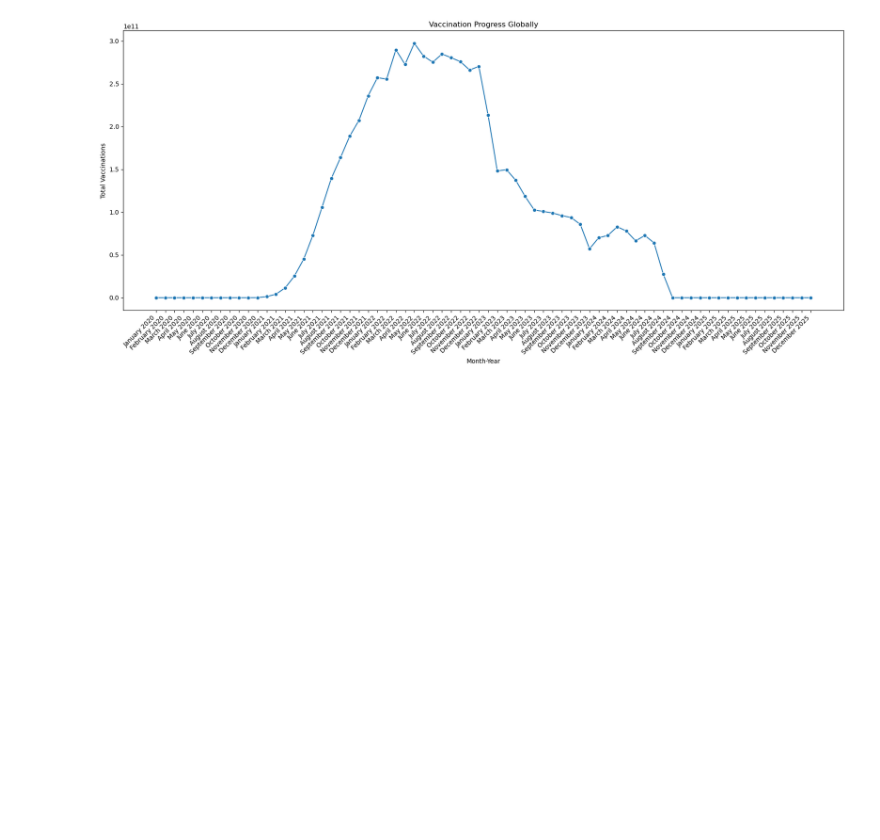
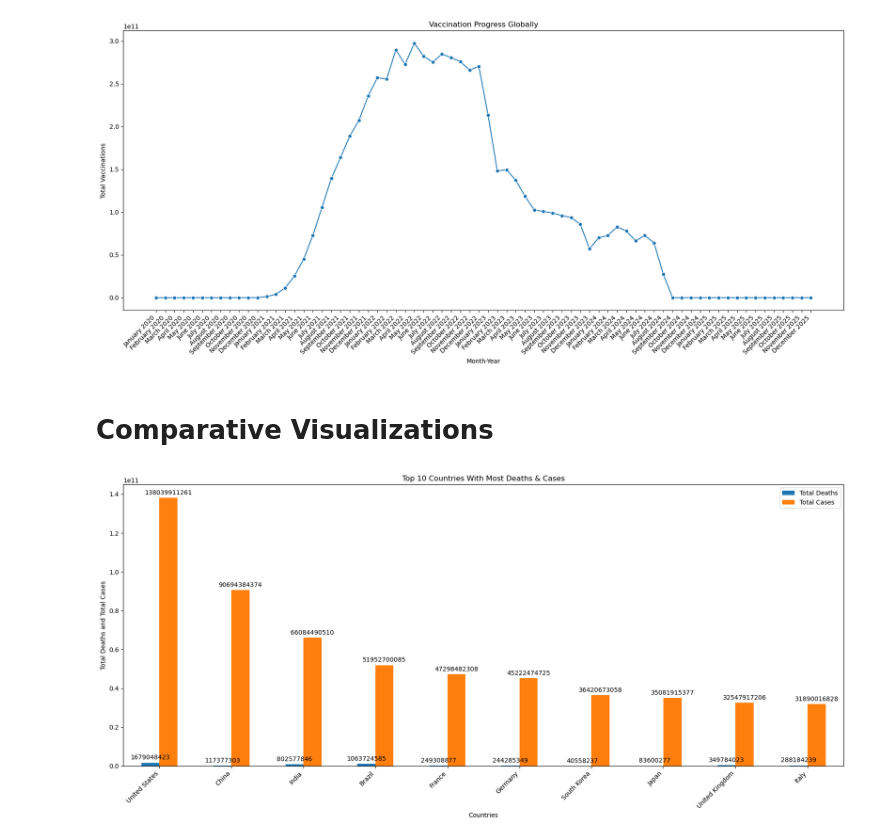
Before and after one commit to HammadAli132/COVID-19-Data-Analysis, a Jupyter notebook: covid-19-data-analysis.ipynb, the cells around one changed output. Drawn from its saved outputs; the diff is of its cells as text; code cells hidden in the pictures; blank space fills up the shorter version.

Commit message:
Top 10 countries by deaths and cases done

```diff
--- a/covid-19-data-analysis.ipynb
+++ b/covid-19-data-analysis.ipynb
@@ -161,3 +161,29 @@ plt.savefig("./output/global_vaccination_trend.png", dpi=300)
 plt.show()
 # %% [output]
 [figure]
+# %% [markdown]
+# Comparative Visualizations
+# %%
+# Bar plot for top 10 countries by total deaths and cases
+df_top_countries = df_countries[["total_deaths", "total_cases"]].sum().reset_index()
+df_top_countries.rename(columns={"total_deaths": "Total Deaths", "total_cases": "Total Cases"}, inplace=True)
+df_top_countries["total_counts"] = df_top_countries["Total Cases"] + df_top_countries["Total Deaths"]
+df_top_countries.sort_values(by=["total_counts"], ascending=False, inplace=True)
+top10 = df_top_countries.iloc[0:10]
+
+# Plot
+ax = top10.plot(kind="bar", x="country", y=["Total Deaths", "Total Cases"], figsize=(17, 8))
+plt.xlabel("Countries")
+plt.ylabel("Total Deaths and Total Cases")
+plt.title("Top 10 Countries With Most Deaths & Cases")
+
+# Add value labels on top of bars
+for container in ax.containers:
+    ax.bar_label(container, fmt="%.0f", label_type='edge', padding=3)
+
+plt.xticks(rotation=45, ha='right')
+plt.tight_layout()
+plt.savefig("./output/top_countries_by_deaths_and_cases.png", dpi=300)
+plt.show()
+# %% [output]
+[figure, added]
```
Also changed, not shown: 1 other file.
